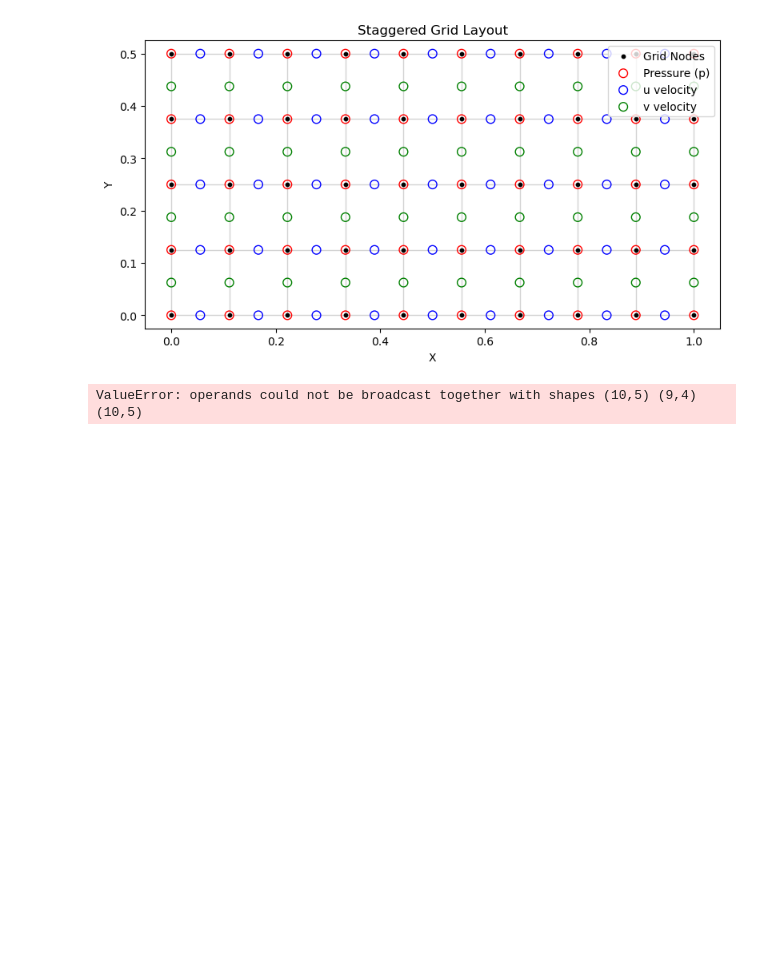
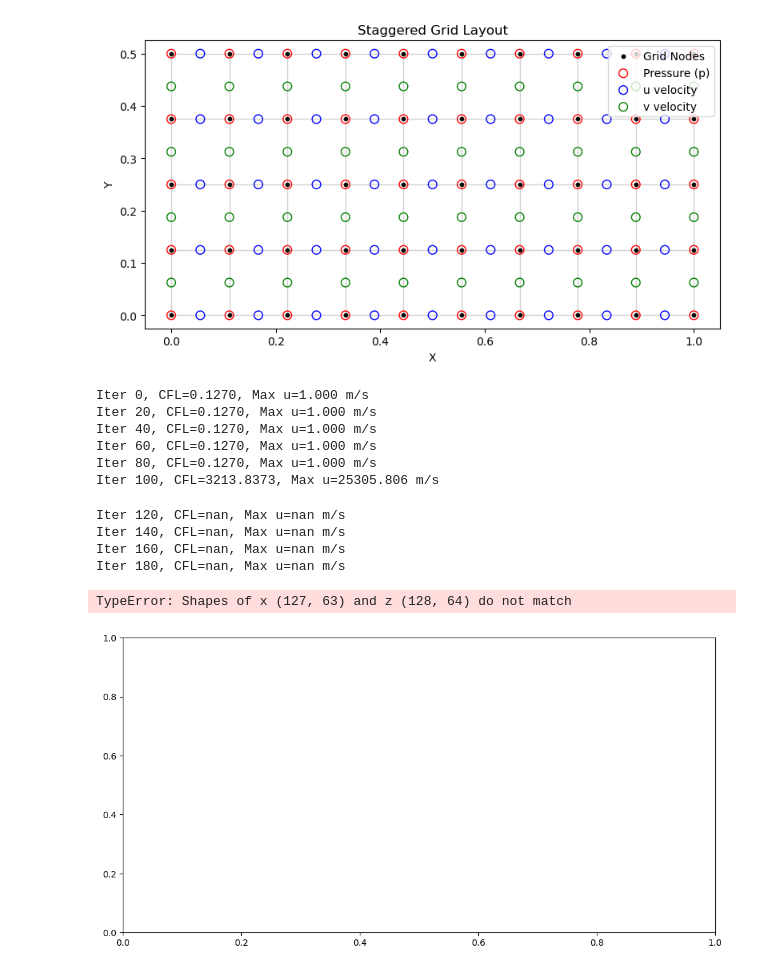
Before and after one commit to WangZW928/PETSc-for-CFD, a Jupyter notebook: FDM/python/2D-FSI/Projection Method.ipynb, the cells around one changed output. Cells and saved outputs as stored; diff of their text form; code cells hidden in the pictures; blank space fills up the shorter version.

```diff
--- a/FDM/python/2D-FSI/Projection Method.ipynb
+++ b/FDM/python/2D-FSI/Projection Method.ipynb
@@ -75,6 +75,7 @@ class FluidSolver:
         self.u = np.zeros((grid.nx-1, grid.ny))
         self.v = np.zeros((grid.nx, grid.ny-1))
         self.p = np.zeros((grid.nx, grid.ny))
+        self.p1 = np.zeros((grid.nx-1,grid.ny-1))
 
     def apply_velocity_bc(self):
         self.u[0, :] = self.Uin / self.U0
@@ -108,8 +109,8 @@ class FluidSolver:
                 ududx = dudx*(u_plus + u_minus)
 
                 dudy = (self.u[i, j + 1] - self.u[i, j]) / dy
-                va = 0.5 * (self.v[i + 1, j ] + self.v[i, j ])
-                vb = 0.5 * (self.v[i + 1, j - 1] + self.v[i, j - 1])
+                va = 0.5 * (self.v[i + 1, j ] + self.v[i+1, j-1 ])
+                vb = 0.5 * (self.v[i , j ] + self.v[i, j - 1])
                 v = 0.5*(va+vb)
                 v_plus = (v  + np.abs(v)) * 0.5
                 v_minus = (v  - np.abs(v)) * 0.5
@@ -167,8 +168,8 @@ class FluidSolver:
         nx, ny = self.grid.nx - 1, self.grid.ny - 1
 
         div_u = np.zeros((nx, ny))
-        for i in range(nx - 1):  # 修复这里
-            for j in range(ny - 1):  # 修复这里
+        for i in range(1,nx - 1):  # 修复这里
+            for j in range(1,ny - 1):  # 修复这里
                 div_u[i, j] = (self.u[i + 1, j] - self.u[i, j]) / dx + \
                           (self.v[i, j + 1] - self.v[i, j]) / dy
 
@@ -182,14 +183,15 @@ class FluidSolver:
     def correct_fields(self, p_corr, dt):
         dx, dy = self.grid.dx, self.grid.dy
 
-        self.p += p_corr
+        #self.p += p_corr
+        self.p1 = p_corr
 
-        for i in range(1, self.grid.nx - 1):
-            for j in range(self.grid.ny - 1):
+        for i in range(1, self.grid.nx - 2):
+            for j in range(1,self.grid.ny - 1):
                 self.u[i, j] -= dt * (p_corr[i, j] - p_corr[i - 1, j]) / dx
 
-        for i in range(self.grid.nx - 1):
-            for j in range(1, self.grid.ny - 1):
+        for i in range(1,self.grid.nx - 1):
+            for j in range(1, self.grid.ny - 2):
                 self.v[i, j] -= dt * (p_corr[i, j] - p_corr[i, j - 1]) / dy
 
     def compute_cfl(self, dt):
@@ -209,6 +211,7 @@ def main():
 
     grid = StaggeredGrid(1, 0.5, 10, 5)
     grid.plot_grid()
+    grid = StaggeredGrid(lx,ly,nx,ny)
     solver = FluidSolver(grid, U0,Uin ,L0, nu)
 
     dt = 0.001
@@ -227,31 +230,42 @@ def main():
     u_center = 0.5 * (solver.u[:-1, :] + solver.u[1:, :]) * U0
     v_center = 0.5 * (solver.v[:, :-1] + solver.v[:, 1:]) * U0
 
     # 中心网格坐标 (nx-1, ny-1)
     x_p = 0.5 * (grid.x_p[:-1] + grid.x_p[1:])
     y_p = 0.5 * (grid.y_p[:-1] + grid.y_p[1:])
     X, Y = np.meshgrid(x_p, y_p, indexing='ij')
 
 # 插值速度 (nx-1, ny-1)
     u_center = 0.5 * (solver.u[:-1, :] + solver.u[1:, :])
     v_center = 0.5 * (solver.v[:, :-1] + solver.v[:, 1:])
 
 # 绘图
     plt.figure(figsize=(12,6))
     plt.contourf(X, Y, solver.p, levels=32, cmap='jet')
     plt.colorbar(label='Pressure')
     plt.streamplot(x_p, y_p, u_center.T, v_center.T, color='white', density=1.5)
     plt.title('Staggered Grid Simulation Results')
     plt.xlabel('X (m)')
     plt.ylabel('Y (m)')
     plt.tight_layout()
     plt.show()
 
 
 
 
 if __name__ == "__main__":
     main()
 # %% [output]
 [figure]
-ValueError: operands could not be broadcast together with shapes (10,5) (9,4) (10,5)
+Iter 0, CFL=0.1270, Max u=1.000 m/s
+Iter 20, CFL=0.1270, Max u=1.000 m/s
+Iter 40, CFL=0.1270, Max u=1.000 m/s
+Iter 60, CFL=0.1270, Max u=1.000 m/s
+Iter 80, CFL=0.1270, Max u=1.000 m/s
+Iter 100, CFL=3213.8373, Max u=25305.806 m/s
+Iter 120, CFL=nan, Max u=nan m/s
+Iter 140, CFL=nan, Max u=nan m/s
+Iter 160, CFL=nan, Max u=nan m/s
+Iter 180, CFL=nan, Max u=nan m/s
+TypeError: Shapes of x (127, 63) and z (128, 64) do not match
+[figure, added]
```
Also changed, not shown: 1 other file.
